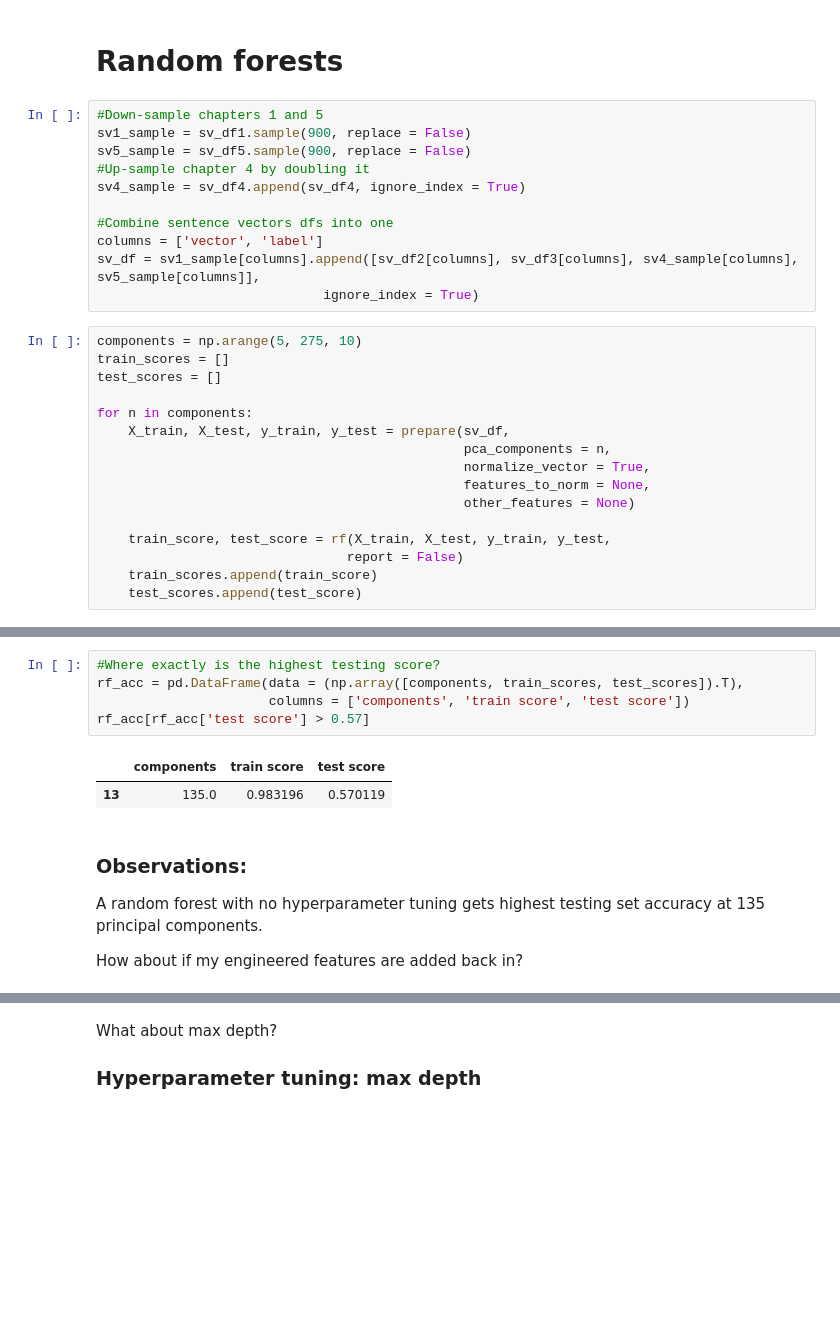
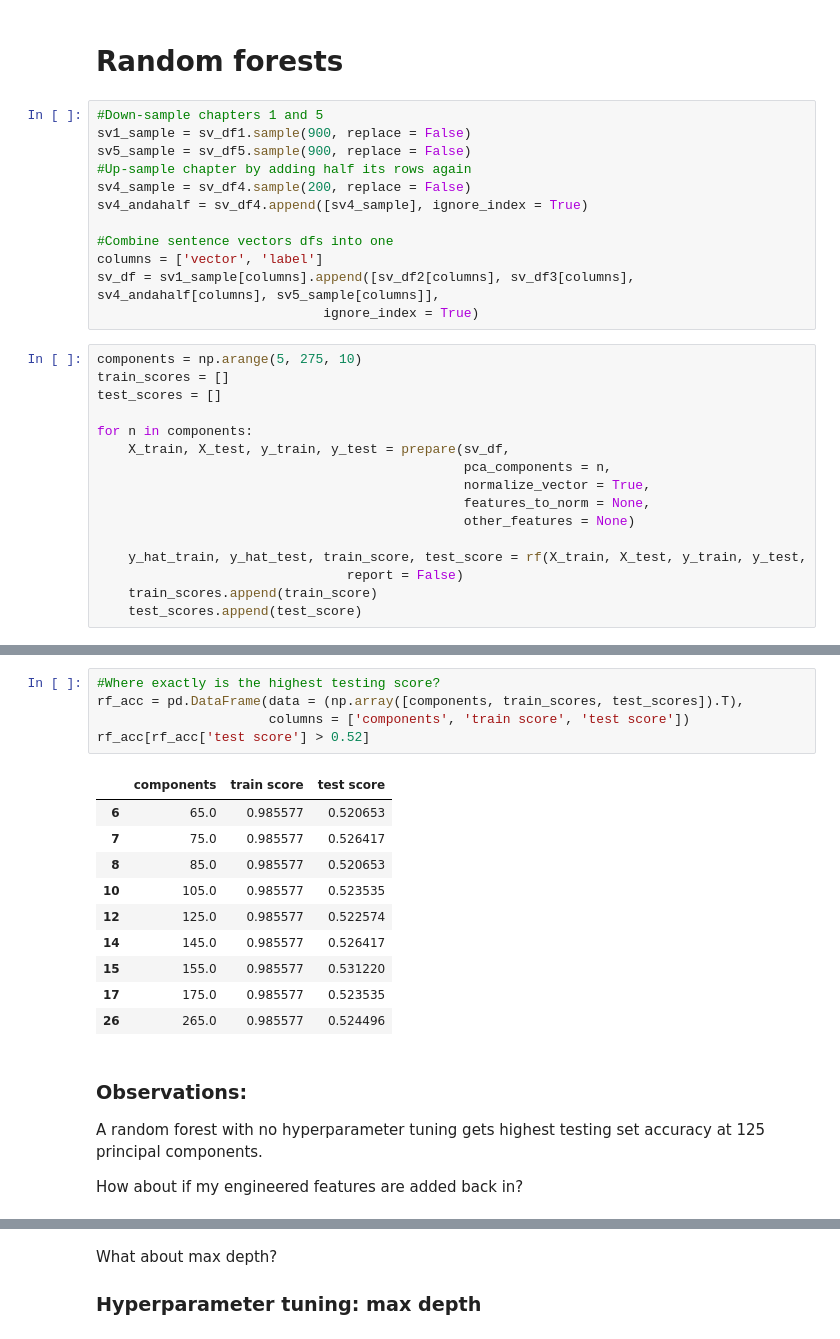
Before and after one commit to ssrosa/dsc-4-final-project-online-ds-pt-100118, a Jupyter notebook: student.ipynb, the cells around one changed output, grey strips where cells are left out. Drawn from its saved outputs; the diff is of its cells as text; blank space fills up the shorter version.

```diff
--- a/student.ipynb
+++ b/student.ipynb
@@ -746,12 +746,13 @@ Not noticeable improvement when adding engineered features.
 #Down-sample chapters 1 and 5
 sv1_sample = sv_df1.sample(900, replace = False)
 sv5_sample = sv_df5.sample(900, replace = False)
-#Up-sample chapter 4 by doubling it
-sv4_sample = sv_df4.append(sv_df4, ignore_index = True)
+#Up-sample chapter by adding half its rows again
+sv4_sample = sv_df4.sample(200, replace = False)
+sv4_andahalf = sv_df4.append([sv4_sample], ignore_index = True)
 
 #Combine sentence vectors dfs into one
 columns = ['vector', 'label']
-sv_df = sv1_sample[columns].append([sv_df2[columns], sv_df3[columns], sv4_sample[columns], sv5_sample[columns]],
+sv_df = sv1_sample[columns].append([sv_df2[columns], sv_df3[columns], sv4_andahalf[columns], sv5_sample[columns]],
                              ignore_index = True)
 # %%
 components = np.arange(5, 275, 10)
@@ -765,7 +766,7 @@ for n in components:
                                                features_to_norm = None,
                                                other_features = None)
 
-    train_score, test_score = rf(X_train, X_test, y_train, y_test,
+    y_hat_train, y_hat_test, train_score, test_score = rf(X_train, X_test, y_train, y_test,
                                 report = False)
     train_scores.append(train_score)
     test_scores.append(test_score)
@@ -783,15 +784,23 @@ Text(0.5, 1.0, 'Logistic regression with varying principal components')
 # %%
 #Where exactly is the highest testing score?
 rf_acc = pd.DataFrame(data = (np.array([components, train_scores, test_scores]).T),
                       columns = ['components', 'train score', 'test score'])
-rf_acc[rf_acc['test score'] > 0.57]
+rf_acc[rf_acc['test score'] > 0.52]
 # %% [output]
 |  | components | train score | test score |
-| 13 | 135.0 | 0.983196 | 0.570119 |
+| 6 | 65.0 | 0.985577 | 0.520653 |
+| 7 | 75.0 | 0.985577 | 0.526417 |
+| 8 | 85.0 | 0.985577 | 0.520653 |
+| 10 | 105.0 | 0.985577 | 0.523535 |
+| 12 | 125.0 | 0.985577 | 0.522574 |
+| 14 | 145.0 | 0.985577 | 0.526417 |
+| 15 | 155.0 | 0.985577 | 0.531220 |
+| 17 | 175.0 | 0.985577 | 0.523535 |
+| 26 | 265.0 | 0.985577 | 0.524496 |
 # %% [markdown]
 ### Observations:
 
-A random forest with no hyperparameter tuning gets highest testing set accuracy at 135 principal components.
+A random forest with no hyperparameter tuning gets highest testing set accuracy at 125 principal components.
 
 How about if my engineered features are added back in?
 # %%
```
Also changed, not shown: parts of 18 cells of this notebook.
